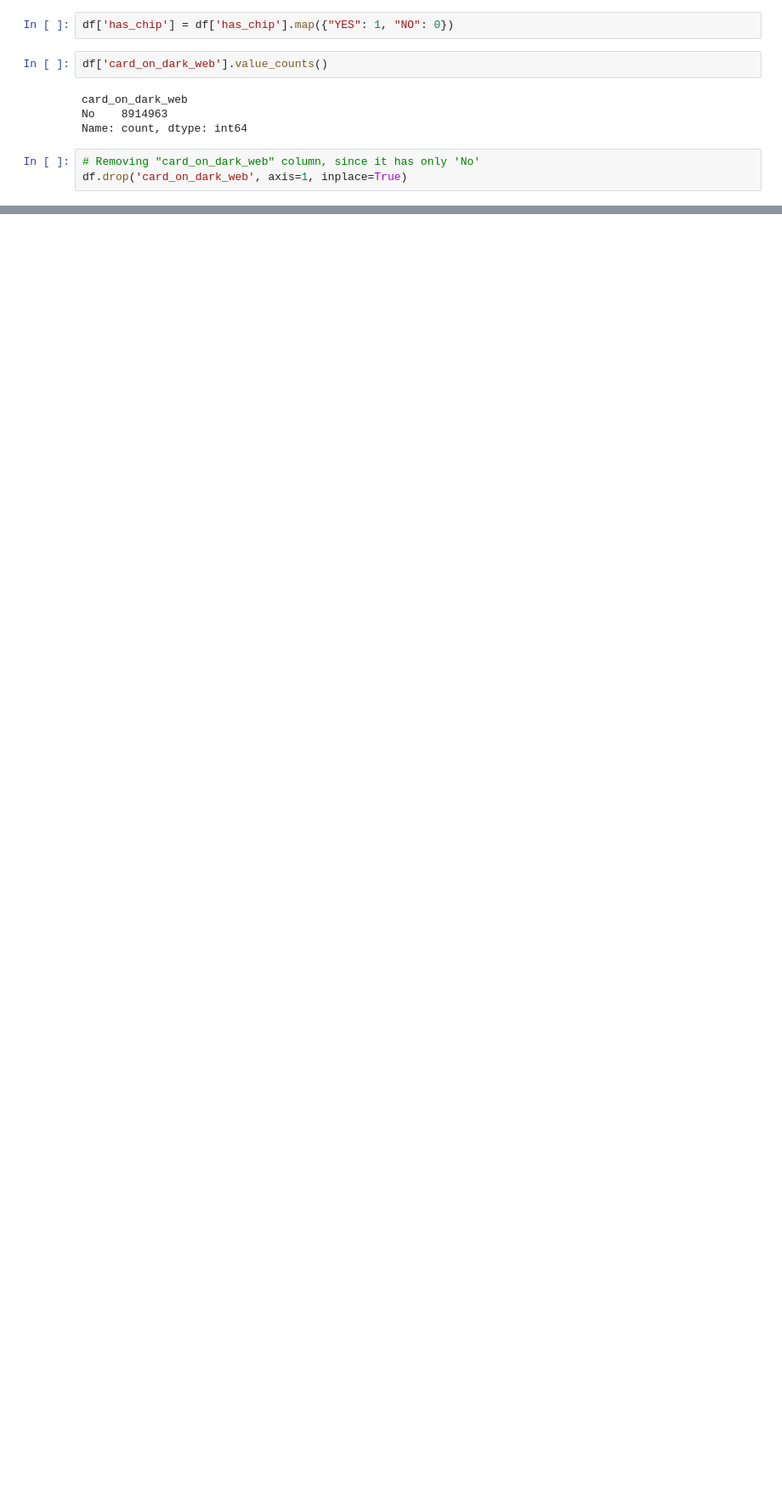
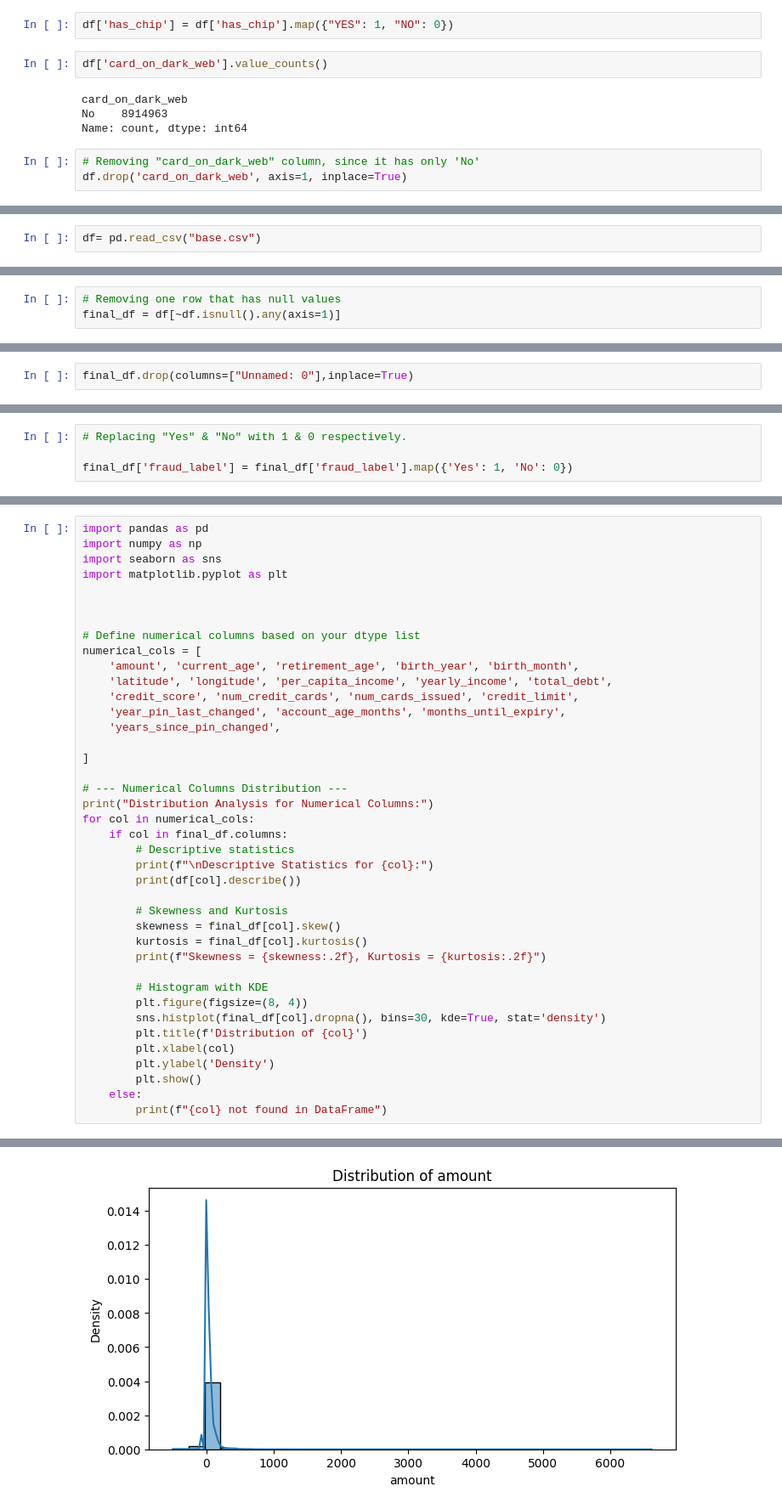
Before and after one commit to esr26/Kaggle-Projects, a Jupyter notebook: Financial Transaction Fraud/ft.ipynb, the cells around one changed output, grey strips where cells are left out. Shown at 85% size. Cells and saved outputs as stored; diff of their text form; blank space fills up the shorter version.

Commit message:
EDA on numerical columns
Check for distributions

```diff
--- a/Financial Transaction Fraud/ft.ipynb
+++ b/Financial Transaction Fraud/ft.ipynb
@@ -324,0 +338,2 @@ df.drop('card_on_dark_web', axis=1, inplace=True)
+# %%
+df= pd.read_csv("base.csv")
@@ -357,0 +358,3 @@ df['date'].max()
+# %%
+# Removing one row that has null values
+final_df = df[~df.isnull().any(axis=1)]
@@ -357,0 +395,2 @@ df['date'].max()
+# %%
+final_df.drop(columns=["Unnamed: 0"],inplace=True)
@@ -357,0 +402,4 @@ df['date'].max()
+# %%
+# Replacing "Yes" & "No" with 1 & 0 respectively.
+
+final_df['fraud_label'] = final_df['fraud_label'].map({'Yes': 1, 'No': 0})
@@ -357,0 +414,41 @@ df['date'].max()
+# %%
+import pandas as pd
+import numpy as np
+import seaborn as sns
+import matplotlib.pyplot as plt
+
+
+
+# Define numerical columns based on your dtype list
+numerical_cols = [
+    'amount', 'current_age', 'retirement_age', 'birth_year', 'birth_month',
+    'latitude', 'longitude', 'per_capita_income', 'yearly_income', 'total_debt',
+    'credit_score', 'num_credit_cards', 'num_cards_issued', 'credit_limit',
+    'year_pin_last_changed', 'account_age_months', 'months_until_expiry',
+    'years_since_pin_changed',
+
+]
+
+# --- Numerical Columns Distribution ---
+print("Distribution Analysis for Numerical Columns:")
+for col in numerical_cols:
+    if col in final_df.columns:
+        # Descriptive statistics
+        print(f"\nDescriptive Statistics for {col}:")
+        print(df[col].describe())
+
+        # Skewness and Kurtosis
+        skewness = final_df[col].skew()
+        kurtosis = final_df[col].kurtosis()
+        print(f"Skewness = {skewness:.2f}, Kurtosis = {kurtosis:.2f}")
+
+        # Histogram with KDE
+        plt.figure(figsize=(8, 4))
+        sns.histplot(final_df[col].dropna(), bins=30, kde=True, stat='density')
+        plt.title(f'Distribution of {col}')
+        plt.xlabel(col)
+        plt.ylabel('Density')
+        plt.show()
+    else:
+        print(f"{col} not found in DataFrame")
+# %% [output]
@@ -357,0 +468 @@ df['date'].max()
+[figure, added]
```
Also changed, not shown: parts of 19 cells of this notebook.
